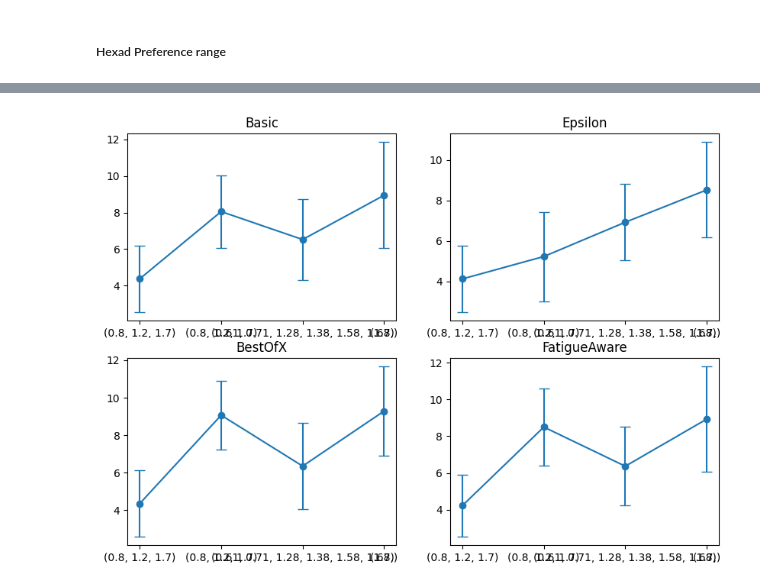
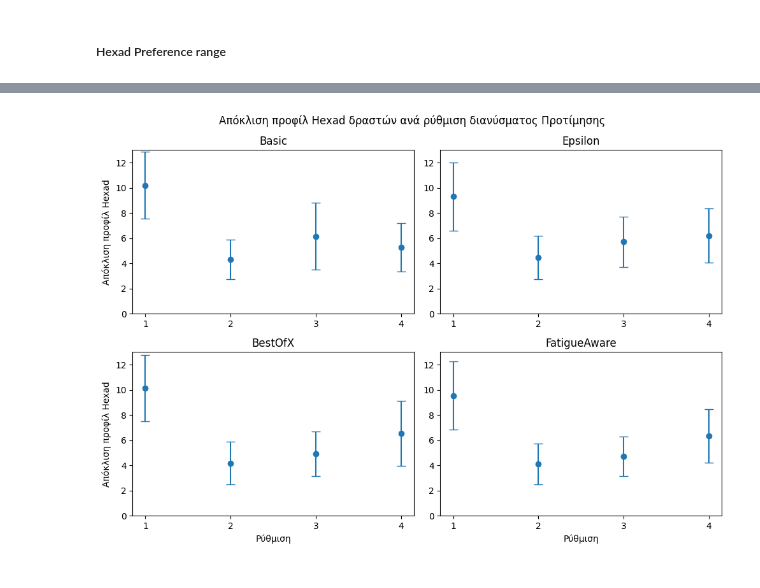
Before and after one commit to JDnikolo/thesis_gamified_hexad_extraction, a Jupyter notebook: RL_system/testing_HPtracking.ipynb, the cells around one changed output, grey strips where cells are left out. Drawn from its saved outputs; the diff is of its cells as text; code cells hidden in the pictures.

```diff
--- a/RL_system/testing_HPtracking.ipynb
+++ b/RL_system/testing_HPtracking.ipynb
@@ -156,7 +156,7 @@ def test_env_agent(env,agent,answer_bot,test_iterations,retrain_iterations,rando
     hexad_diff=[]
     hd_stats={'mean':[],'std':[]}
     obs,info=env.reset()
-    for i in tqdm(range(test_iterations)):
+    for i in tqdm(range(test_iterations),miniters=int(test_iterations/50)):
         best.append(env.get_best_action())
         act=agent.get_action(obs,avoid_reps=True)
         h_type=env.ge[env.action_to_ge[act]].type
@@ -238,10 +238,11 @@ rrange=(1.0,1.3,1.7)
 increase=(0.2,0.1,0.05)
 decrease=(0.1,0.1,0.1)
 
-ranges = [ (0.8,1.2,1.7) ,(0.8,1.2,1.7) ,(0.61,0.71,1.28,1.38,1.58,1.68), (1.7,)]
-increases=[(0.2,0.1,0.05),(0.05,0.2,0.05) ,(0.1,0.025,0.1,0.025,0.1,0.025),(0.1,)]
-decreases=[(0.1,0.1,0.1) ,(0.05,0.2,0.05) ,(0.1,0.025,0.1,0.025,0.1,0.025),(0.1,)]
+ranges = [(1.7,), (0.8,1.2,1.7) ,(0.8,1.0,1.2,1.7) ,(0.61,0.71,1.28,1.38,1.58,1.7)]
+increases=[(0.1,),(0.2,0.1,0.05),(0.05,0.066,0.1,0.05) ,(0.1,0.03,0.1,0.03,0.1,0.03),]
+decreases=[(0.1,),(0.1,0.1,0.1) ,(0.05,0.1,0.066,0.05) ,(0.1,0.03,0.1,0.03,0.1,0.03),]
 test_range=[*zip(ranges,increases,decreases)]
-for a,b,c in test_range:
-    print(len(a),len(b),len(c))
+for a in decreases:
+    print(f"{a} & ",end='')
+print()
 # %% [output]
@@ -272,7 +270,7 @@ for name,agent in agents.items():
         diff_from_best=[]
         agent_error=[]
         abs_hex_diff=[]
-        for j in range(4):
+        for j in range(10):
             env = gym.make('GamificationRL/GamificationPreferenceEnv-v0',
                hexad_load=hexad,
                gamification_elements=g_e,
@@ -305,7 +303,7 @@ for name,agent in agents.items():
             agent_error.extend((e))
             abs_hex_diff.extend(hd)
             bot = ScoreChangeBot(
-                hexad_types=ht,
+                hexad_types=copy.deepcopy(ht),
                 uncertainty= uncertainty,
                 divisor=divisor,
                 starting_change_threshold=starting_threshold,
@@ -362,11 +339,20 @@ hexad_diff
 # %%
 i=1
 for name,agent in agents.items():
     ax=plt.subplot(2,2,i)
-    plt.errorbar(range(len(ranges)),hexad_diff[name]['avg'],hexad_diff[name]['std'],marker='o',capsize=5)
-    ax.set_xticks(range(len(ranges)),ranges,)
+    av=np.array(hexad_diff[name]['avg'])
+    st=np.array(hexad_diff[name]['std'])
+    plt.errorbar(range(1,len(ranges)+1),av,st,marker='o',capsize=5,linestyle='',label='Μέση τιμή')
+    ax.set_xticks(range(1,len(ranges)+1),['1','2','3','4'])
     plt.title(name)
+    plt.ylim(0,13)
+    if i in [1, 3]:
+        plt.ylabel("Απόκλιση προφίλ Hexad")
+    if i in [3, 4]:
+        plt.xlabel("Ρύθμιση")
     i+=1
+plt.suptitle("Απόκλιση προφίλ Hexad δραστών ανά ρύθμιση διανύσματος Προτίμησης")
+plt.tight_layout(pad=1)
 # %% [output]
-[figure, old version]
+[figure, new version]
 # %%
```
Also changed, not shown: parts of 4 cells of this notebook, 7 other files.
